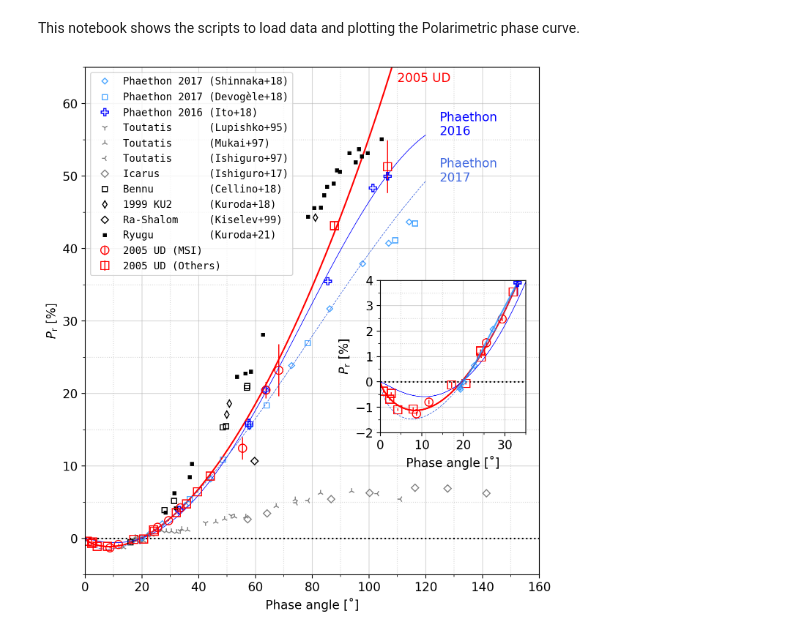
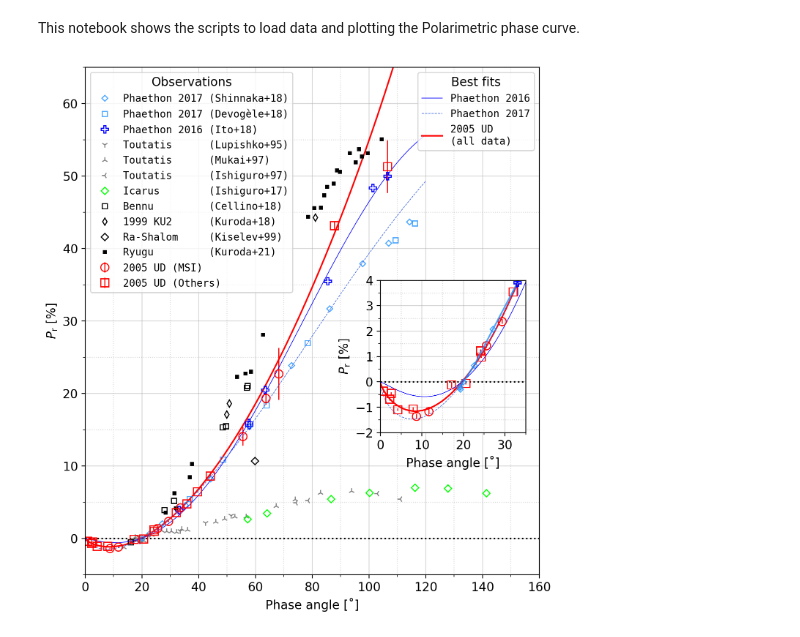
Before and after one commit to ysBach/IshiguroM_etal_155140_2005UD, a Jupyter notebook: polarimetry/Phase_Curve.ipynb, the cells around one changed output. Cells and saved outputs as stored; diff of their text form; code cells hidden in the pictures.

```diff
--- a/polarimetry/Phase_Curve.ipynb
+++ b/polarimetry/Phase_Curve.ipynb
@@ -57,7 +57,7 @@ kws = {
     "1995Icar..113..200L": dict(label="Toutatis      (Lupishko+95)", marker='1', mfc='none', ms=6, color='gray'),
     "1997Icar..127..452M": dict(label="Toutatis      (Mukai+97)"   , marker='2', mfc='none', ms=6, color='gray'),
     "1997PASJ...49L..31I": dict(label="Toutatis      (Ishiguro+97)", marker='3', mfc='none', ms=6, color='gray'),
-    "2017AJ....154..180I": dict(label="Icarus        (Ishiguro+17)", marker='D', mfc='none', ms=5, color='gray'),
+    "2017AJ....154..180I": dict(label="Icarus        (Ishiguro+17)", marker='D', mfc='none', ms=5, color='lime'),
 # C-types
     "2018MNRAS.481L..49C": dict(label="Bennu         (Cellino+18)" , marker='s', mfc='none', ms=5, color='k'),
     "2018A&A...611A..31K": dict(label="1999 KU2      (Kuroda+18)"  , marker='d', mfc='none', ms=5, color='k'),
@@ -67,33 +67,37 @@ kws = {
 # %%
 fig, axs = plt.subplots(1, 1, figsize=(8, 9),
                         sharex=False, sharey=False, gridspec_kw=None)
 ax0 = axs
+ax1 = ax0.twinx()  # ghost axes
+ax1.axis('off')
 axi = ax0.inset_axes([0.65, 0.28, 0.32, 0.30])
 util.plot_data(
     np.array([ax0, axi]),
     ylims=[(-5, 65), (-2, 4)],
     mkw_msi=dict(color='r', marker='o', ms=8, mfc='none', label="2005 UD (MSI)"),
     mkw_oth=dict(color='r', marker='s', ms=8, mfc='none', label="2005 UD (Others)"),
 )
 
 [ax.plot(xx_plot, fitfunc(xx_plot, *popt_ud), color='r') for ax in [ax0, axi]]
 
 
 for ref, kw in kws.items():
     g = pol_g.get_group(ref)
     ax0.plot(g.alpha, g.Pr, ls='', **kws[ref])
 #     axi.plot(g.alpha, g.Pr, ls='', **kws[ref])
     if kw['label'].startswith("Phaethon"):
         axi.errorbar(g.alpha, g.Pr, g.dPr, **kws[ref])
 
 for popt, ls, c, y in zip([popt_2016, popt_2017], ['-', '--'], ['b', 'royalblue'], ['2016', '2017']):
-    ax0.plot(xx_plot, fitfunc(xx_plot, *popt), ls=ls, color=c, lw=0.6)
-    ax0.text(xx_plot[-1] + 5, fitfunc(xx_plot, *popt)[-1], f"Phaethon\n{y}", color=c)
-    axi.plot(xx_plot, fitfunc(xx_plot, *popt), ls=ls, color=c, lw=0.6)
-ax0.text(110, 63, "2005 UD", color='r')
+    [ax.plot(xx_plot, fitfunc(xx_plot, *popt), ls=ls, color=c, lw=0.6) for ax in [ax0, axi]]
+    ax1.plot(np.nan, np.nan, ls=ls, color=c, lw=0.6, label=f"Phaethon {y}")
+#     ax0.text(xx_plot[-1] + 5, fitfunc(xx_plot, *popt)[-1], f"Phaethon\n{y}", color=c)
+# ax0.text(110, 63, "2005 UD", color='r')
+ax1.plot(np.nan, np.nan, 'r-', label=f"2005 UD\n(all data)")
 
-ax0.legend(prop={'family': 'monospace', 'size': 10})
+ax0.legend(loc=2, title="Observations", prop={'family': 'monospace', 'size': 10})
+ax1.legend(loc=1, title="Best fits", prop={'family': 'monospace', 'size': 10})
 
 plt.savefig(SAVEPATH/"phasecurve.pdf")
 # %% [output]
-[figure, old version]
+[figure, new version]
```
Also changed, not shown: 24 other files.
